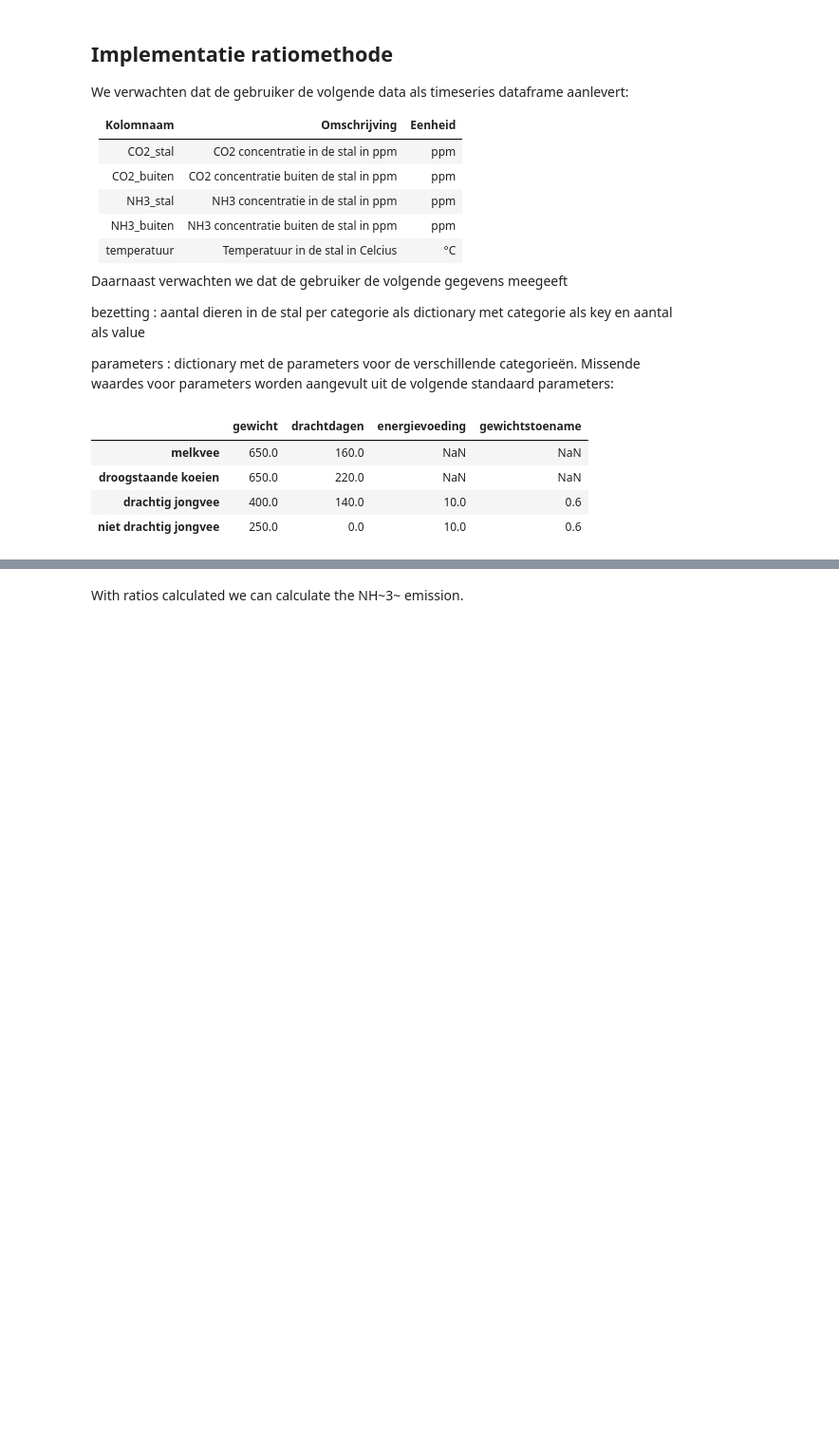
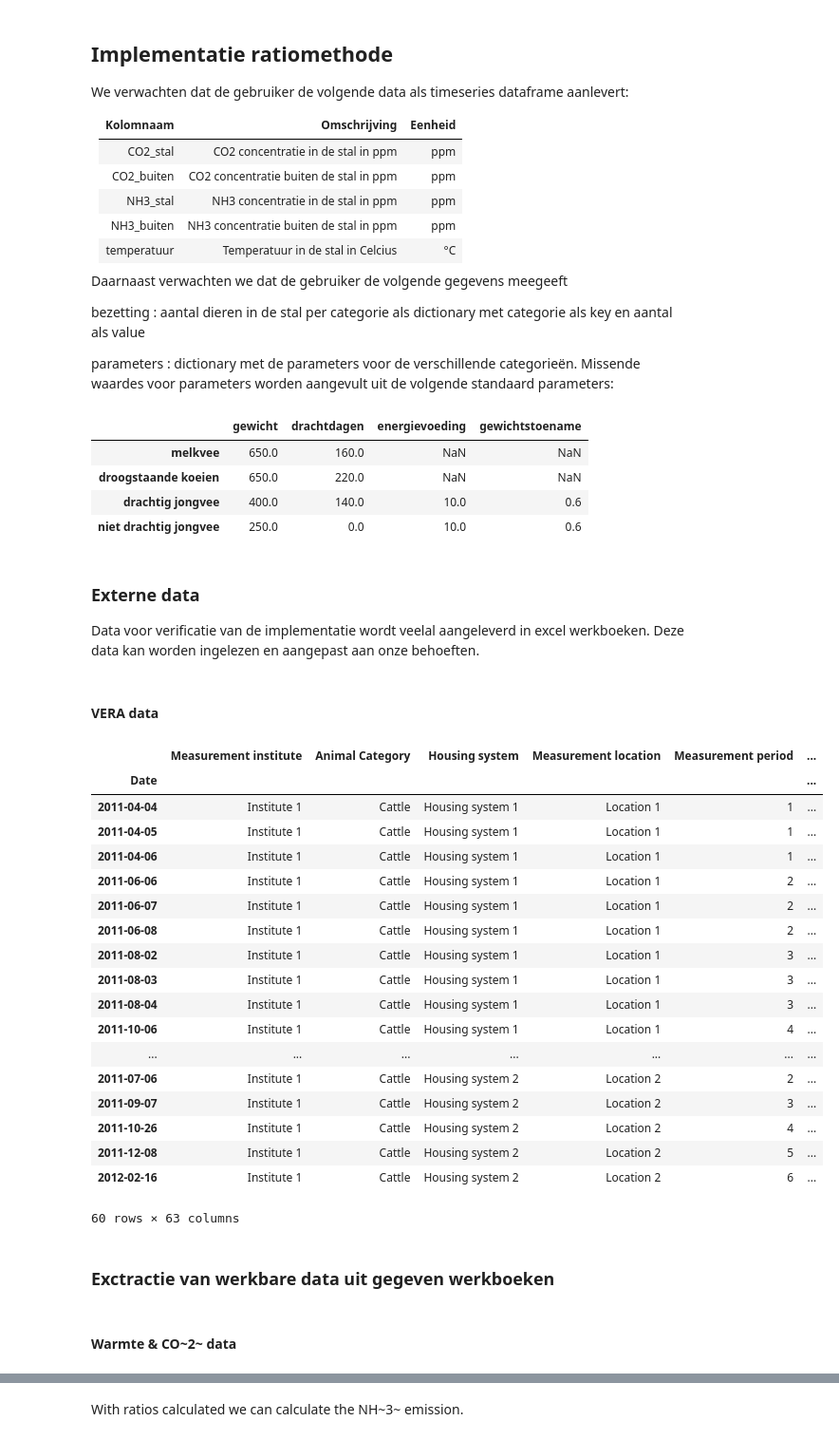
Before and after one commit to fenke/openstal, a Jupyter notebook: nbs/27_stal_massabalans.ipynb, the cells around one changed output, grey strips where cells are left out. Shown at 95% size. Saved outputs shown, nothing was run; the diff lists cells and outputs as text; code cells hidden in the pictures; blank space fills up the shorter version.

```diff
--- a/nbs/27_stal_massabalans.ipynb
+++ b/nbs/27_stal_massabalans.ipynb
@@ -534,3 +534,9 @@ pd.DataFrame(default_pco2_parameters).transpose()
 | droogstaande koeien | 650.0 | 220.0 | NaN | NaN |
 | drachtig jongvee | 400.0 | 140.0 | 10.0 | 0.6 |
 | niet drachtig jongvee | 250.0 | 0.0 | 10.0 | 0.6 |
+# %% [markdown]
+### Externe data
+
+Data voor verificatie van de implementatie wordt veelal aangeleverd in excel werkboeken. Deze data kan worden ingelezen en aangepast aan onze behoeften.
+# %% [markdown]
+#### VERA data
@@ -536,0 +557,29 @@ pd.DataFrame(default_pco2_parameters).transpose()
+# %%
+vera_data_filename = os.path.join(os.getcwd(), '..', 'data', 'massabalans', 'Rekenbestand emissie VERA.xlsx')
+vera_dataframe = pd.read_excel(vera_data_filename, sheet_name='Emissions (daily means)', header=3, index_col=7, parse_dates=True).dropna(axis=1, how='all')
+# %%
+vera_dataframe
+# %% [output]
+|  | Measurement institute | Animal Category | Housing system | Measurement location | Measurement period | ... |
+| Date |  |  |  |  |  | ... |
+| 2011-04-04 | Institute 1 | Cattle | Housing system 1 | Location 1 | 1 | ... |
+| 2011-04-05 | Institute 1 | Cattle | Housing system 1 | Location 1 | 1 | ... |
+| 2011-04-06 | Institute 1 | Cattle | Housing system 1 | Location 1 | 1 | ... |
+| 2011-06-06 | Institute 1 | Cattle | Housing system 1 | Location 1 | 2 | ... |
+| 2011-06-07 | Institute 1 | Cattle | Housing system 1 | Location 1 | 2 | ... |
+| 2011-06-08 | Institute 1 | Cattle | Housing system 1 | Location 1 | 2 | ... |
+| 2011-08-02 | Institute 1 | Cattle | Housing system 1 | Location 1 | 3 | ... |
+| 2011-08-03 | Institute 1 | Cattle | Housing system 1 | Location 1 | 3 | ... |
+| 2011-08-04 | Institute 1 | Cattle | Housing system 1 | Location 1 | 3 | ... |
+| 2011-10-06 | Institute 1 | Cattle | Housing system 1 | Location 1 | 4 | ... |
+| ... | ... | ... | ... | ... | ... | ... |
+| 2011-07-06 | Institute 1 | Cattle | Housing system 2 | Location 2 | 2 | ... |
+| 2011-09-07 | Institute 1 | Cattle | Housing system 2 | Location 2 | 3 | ... |
+| 2011-10-26 | Institute 1 | Cattle | Housing system 2 | Location 2 | 4 | ... |
+| 2011-12-08 | Institute 1 | Cattle | Housing system 2 | Location 2 | 5 | ... |
+| 2012-02-16 | Institute 1 | Cattle | Housing system 2 | Location 2 | 6 | ... |
+60 rows × 63 columns
+# %% [markdown]
+### Exctractie van werkbare data uit gegeven werkboeken
+# %% [markdown]
+#### Warmte & CO~2~ data
```
Also changed, not shown: parts of 29 cells of this notebook, 2 other files.
